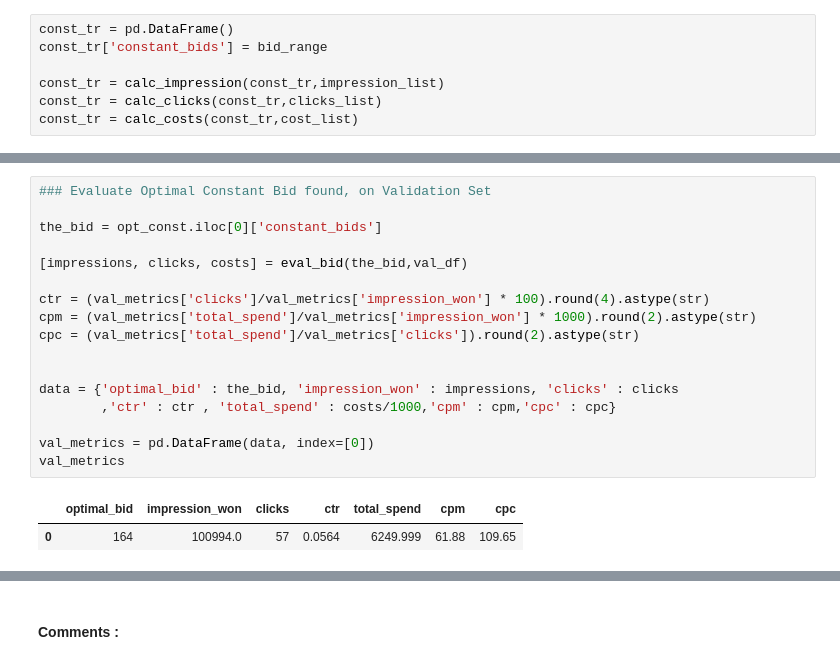
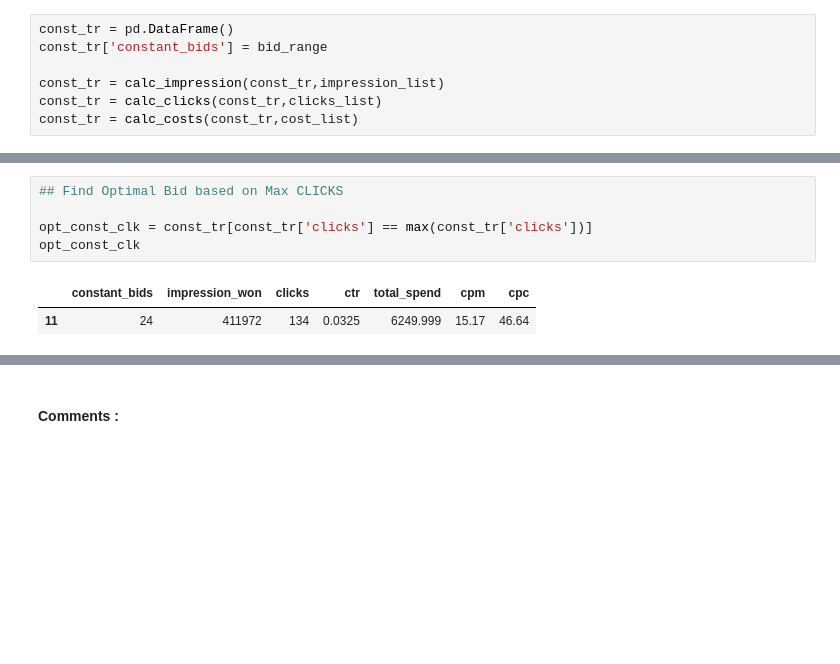
Before and after one commit to FaizalNafis/maai_bid_strategy, a Jupyter notebook: Q2_BasicBiddingStrategies.ipynb, the cells around one changed output, grey strips where cells are left out. Saved outputs shown, nothing was run; the diff lists cells and outputs as text; blank space fills up the shorter version.

```diff
--- a/Q2_BasicBiddingStrategies.ipynb
+++ b/Q2_BasicBiddingStrategies.ipynb
@@ -154,23 +160,11 @@ opt_const
 # %% [output]
 |  | constant_bids | impression_won | clicks | ctr | total_spend | cpm | cpc |
 | 81 | 164 | 101029 | 72 | 0.0713 | 6249.999 | 61.86 | 86.81 |
-# %%
-### Evaluate Optimal Constant Bid found, on Validation Set
-
-the_bid = opt_const.iloc[0]['constant_bids']
-
-[impressions, clicks, costs] = eval_bid(the_bid,val_df)
-
-ctr = (val_metrics['clicks']/val_metrics['impression_won'] * 100).round(4).astype(str)
-cpm = (val_metrics['total_spend']/val_metrics['impression_won'] * 1000).round(2).astype(str)
-cpc = (val_metrics['total_spend']/val_metrics['clicks']).round(2).astype(str)
-
-
-data = {'optimal_bid' : the_bid, 'impression_won' : impressions, 'clicks' : clicks
-        ,'ctr' : ctr , 'total_spend' : costs/1000,'cpm' : cpm,'cpc' : cpc}
-
-val_metrics = pd.DataFrame(data, index=[0])
-val_metrics
-# %% [output]
-|  | optimal_bid | impression_won | clicks | ctr | total_spend | cpm | cpc |
-| 0 | 164 | 100994.0 | 57 | 0.0564 | 6249.999 | 61.88 | 109.65 |
+# %%
+## Find Optimal Bid based on Max CLICKS
+
+opt_const_clk = const_tr[const_tr['clicks'] == max(const_tr['clicks'])]
+opt_const_clk
+# %% [output]
+|  | constant_bids | impression_won | clicks | ctr | total_spend | cpm | cpc |
+| 11 | 24 | 411972 | 134 | 0.0325 | 6249.999 | 15.17 | 46.64 |
```
Also changed, not shown: parts of 7 cells of this notebook, 1 other file.
